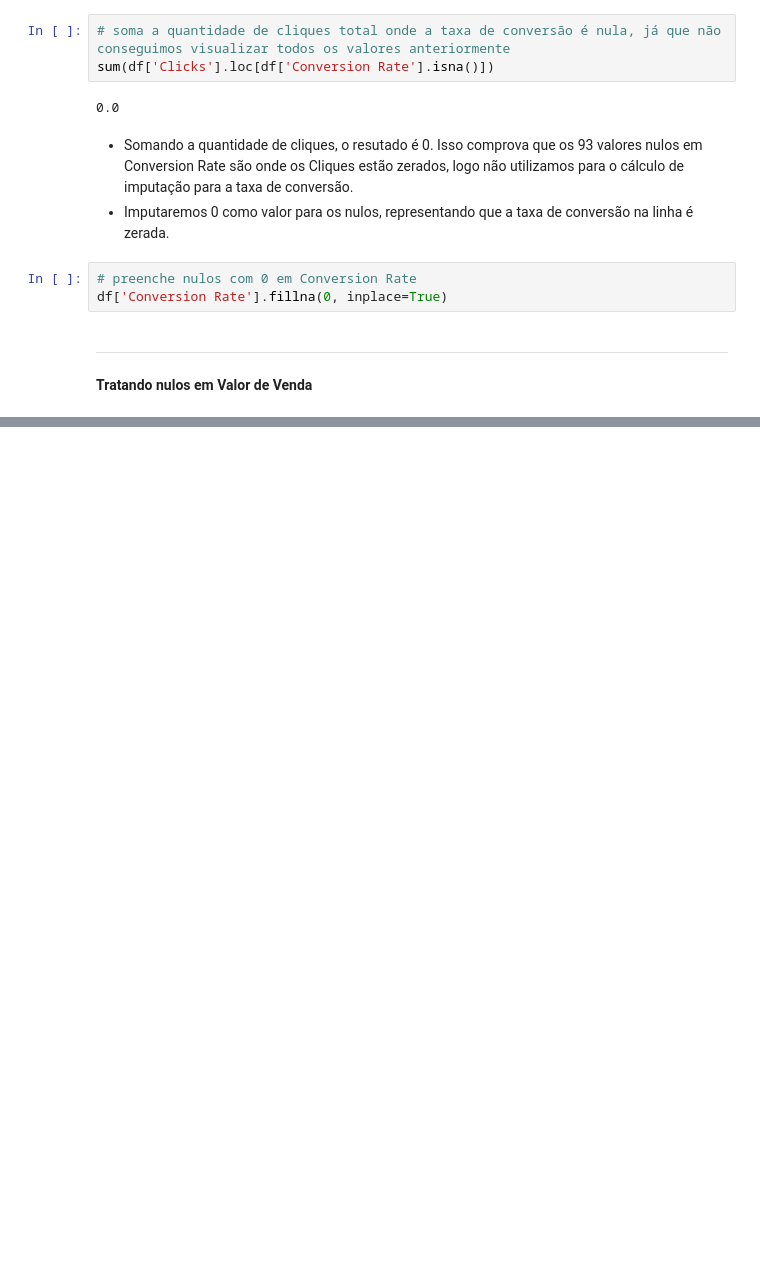
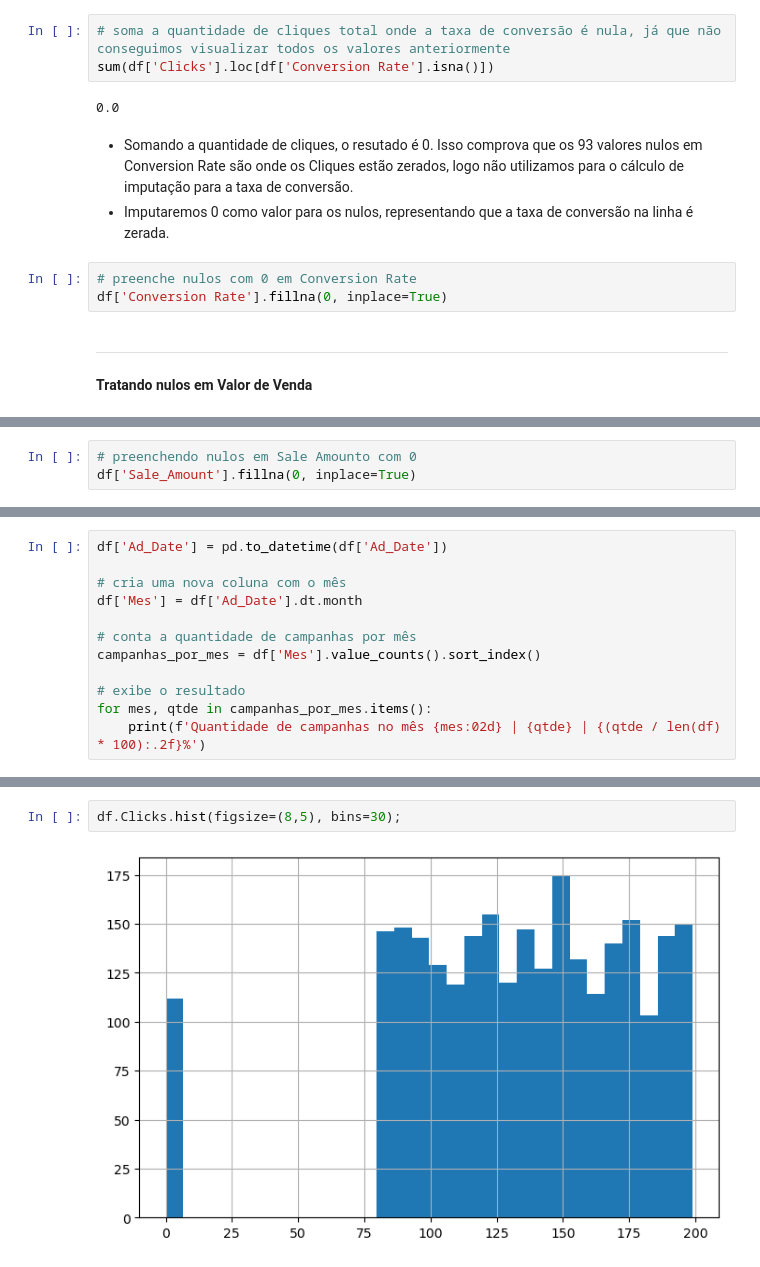
Before and after one commit to DieGod-DS/Google_Ads_Analisys, a Jupyter notebook: notebooks/3.ExploratoryDataAnalisys.ipynb, the cells around one changed output, grey strips where cells are left out. Cells and saved outputs as stored; diff of their text form; blank space fills up the shorter version.

```diff
--- a/notebooks/3.ExploratoryDataAnalisys.ipynb
+++ b/notebooks/3.ExploratoryDataAnalisys.ipynb
@@ -414,0 +462,3 @@ df['Conversion Rate'].fillna(0, inplace=True)
+# %%
+# preenchendo nulos em Sale Amounto com 0
+df['Sale_Amount'].fillna(0, inplace=True)
@@ -414,0 +502,12 @@ df['Conversion Rate'].fillna(0, inplace=True)
+# %%
+df['Ad_Date'] = pd.to_datetime(df['Ad_Date'])
+
+# cria uma nova coluna com o mês
+df['Mes'] = df['Ad_Date'].dt.month
+
+# conta a quantidade de campanhas por mês
+campanhas_por_mes = df['Mes'].value_counts().sort_index()
+
+# exibe o resultado
+for mes, qtde in campanhas_por_mes.items():
+    print(f'Quantidade de campanhas no mês {mes:02d} | {qtde} | {(qtde / len(df) * 100):.2f}%')
@@ -414,0 +548,4 @@ df['Conversion Rate'].fillna(0, inplace=True)
+# %%
+df.Clicks.hist(figsize=(8,5), bins=30);
+# %% [output]
+[figure, added]
```
Also changed, not shown: parts of 27 cells of this notebook.
